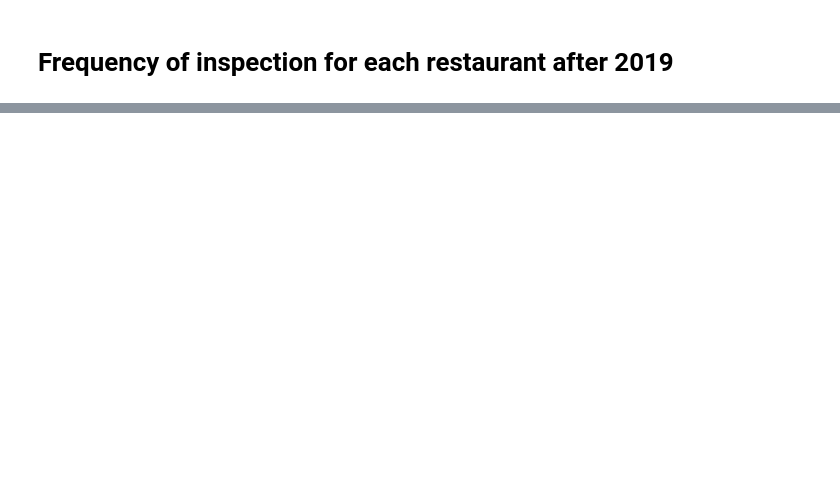
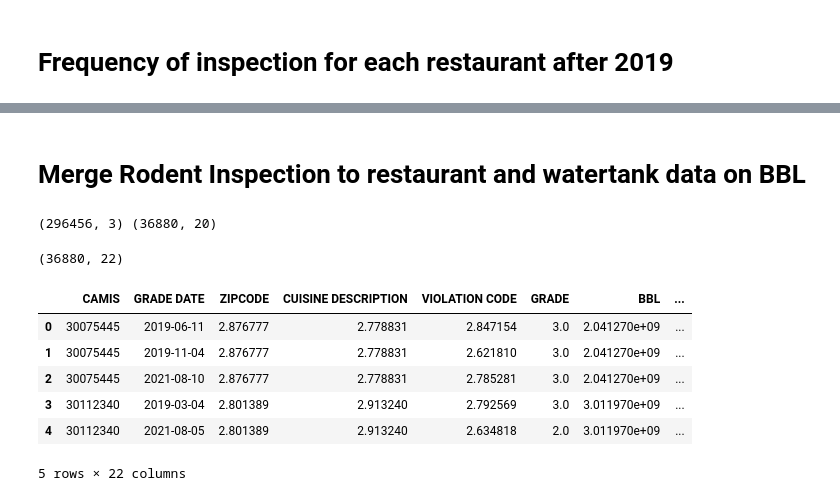
Before and after one commit to clarissarjtai/NYC-Restaurant-Sanitation-Level-Prediction, a Jupyter notebook: data_preprocessing.ipynb, the cells around one changed output, grey strips where cells are left out. Saved outputs shown, nothing was run; the diff lists cells and outputs as text; code cells hidden in the pictures; blank space fills up the shorter version.

```diff
--- a/data_preprocessing.ipynb
+++ b/data_preprocessing.ipynb
@@ -295,0 +286,4 @@ CAMIS
+# %%
+df_rodent = pd.read_csv("preprocessed_data/Rodent_Inspection_Cleaned.csv")
+print("Rodent_Inspection_Cleaned.csv has {0} rows and {1} columns.".format(df_rodent.shape[0],df_rodent.shape[1]))
+print(df_rodent.columns)
@@ -295,0 +297,4 @@ CAMIS
+# %%
+meta_rodent = df_rodent.drop(columns=['BBL','INSPECTION_DATE', 'RESULT', 'Unnamed: 0'])
+df_rodent = df_rodent[['BBL','INSPECTION_DATE', 'RESULT']]
+df_rodent.head()
@@ -295,0 +308,6 @@ CAMIS
+# %%
+# 1: failed in some way
+df_rodent['RESULT'] = np.where(df_rodent['RESULT'] == 'Rat Activity', 1, df_rodent['RESULT'])
+df_rodent['RESULT'] = np.where(df_rodent['RESULT'] == 'Failed for Other R', 1, df_rodent['RESULT'])
+df_rodent['RESULT'] = np.where(df_rodent['RESULT'] != 1, 0, df_rodent['RESULT'])
+df_rodent.head()
@@ -295,0 +323,3 @@ CAMIS
+# %%
+df_rodent_BBL = df_rodent.groupby(by = ['BBL']).last().reset_index()
+df_rodent_BBL.head(10)
@@ -295,0 +338,19 @@ CAMIS
+# %% [markdown]
+# Merge Rodent Inspection to restaurant and watertank data on BBL
+# %%
+print(df_rodent_BBL.shape,df_concat_filtered.shape)
+# %% [output]
+(296456, 3) (36880, 20)
+# %%
+df_final = df_concat_filtered.merge(df_rodent_BBL, how='left', on='BBL')
+print(df_final.shape)
+df_final.head()
+# %% [output]
+(36880, 22)
+|  | CAMIS | GRADE DATE | ZIPCODE | CUISINE DESCRIPTION | VIOLATION CODE | GRADE | BBL | ... |
+| 0 | 30075445 | 2019-06-11 | 2.876777 | 2.778831 | 2.847154 | 3.0 | 2.041270e+09 | ... |
+| 1 | 30075445 | 2019-11-04 | 2.876777 | 2.778831 | 2.621810 | 3.0 | 2.041270e+09 | ... |
+| 2 | 30075445 | 2021-08-10 | 2.876777 | 2.778831 | 2.785281 | 3.0 | 2.041270e+09 | ... |
+| 3 | 30112340 | 2019-03-04 | 2.801389 | 2.913240 | 2.792569 | 3.0 | 3.011970e+09 | ... |
+| 4 | 30112340 | 2021-08-05 | 2.801389 | 2.913240 | 2.634818 | 2.0 | 3.011970e+09 | ... |
+5 rows × 22 columns
```
Also changed, not shown: parts of 19 cells of this notebook, 5 other files.
